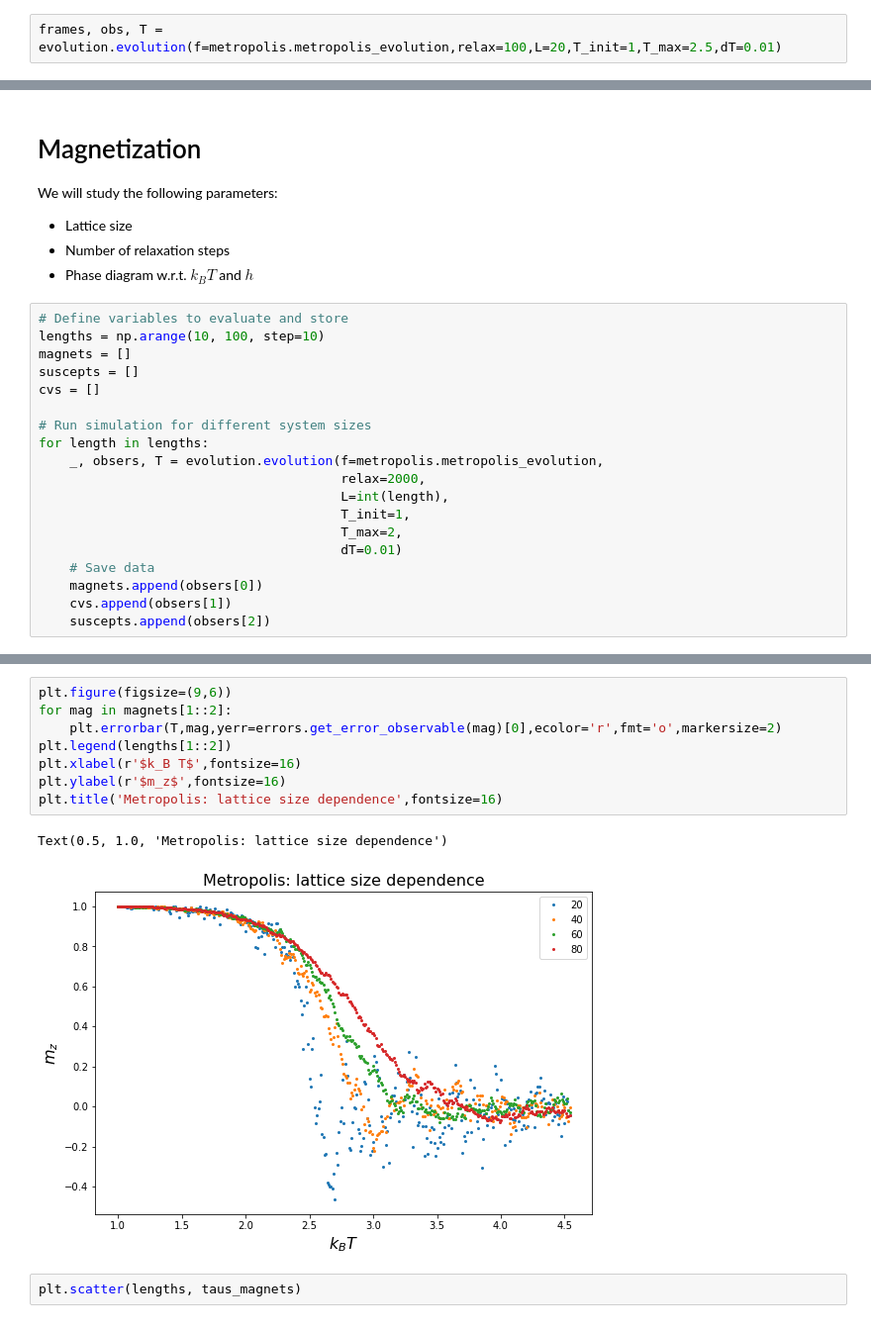
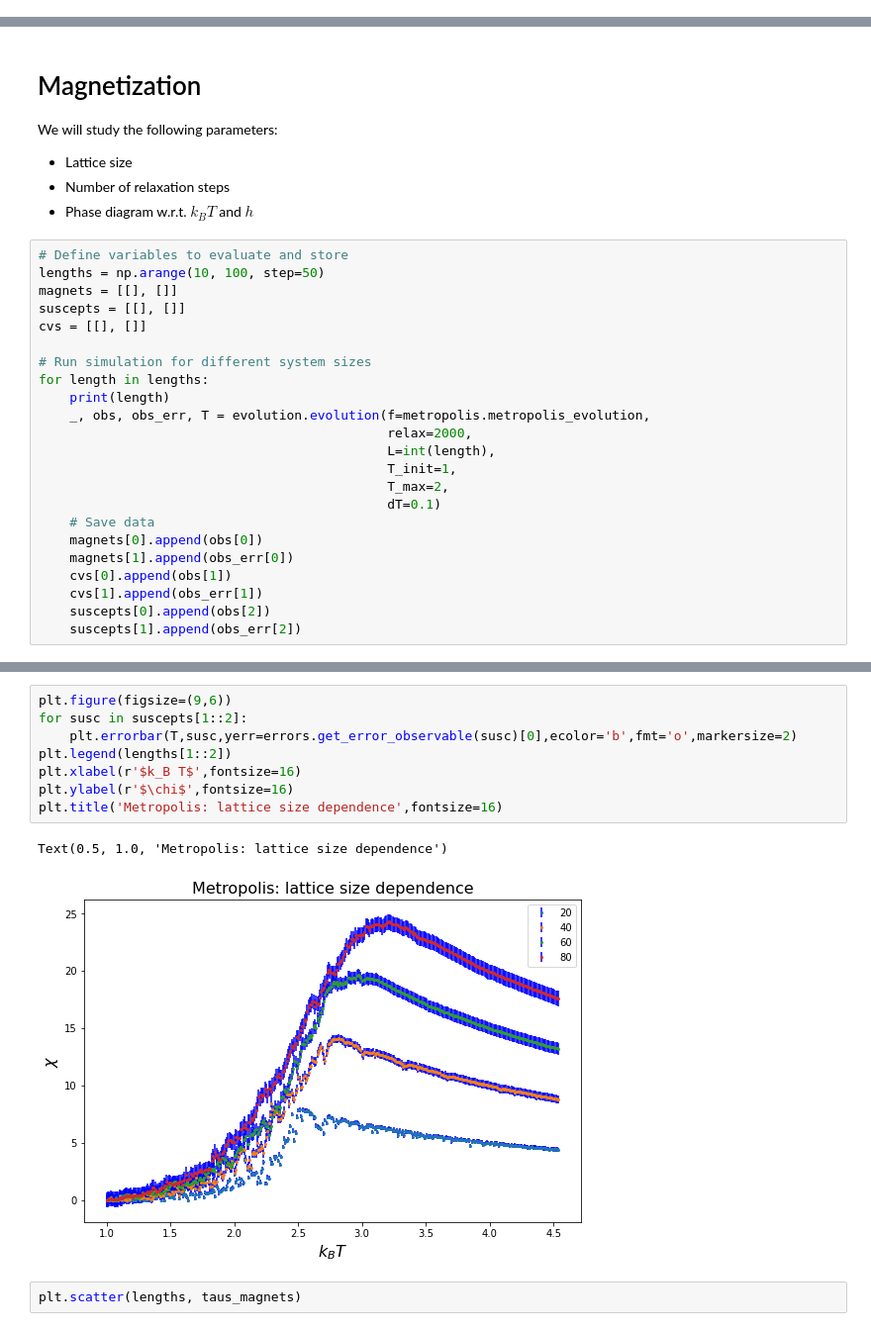
Before and after one commit to bernwo/AP3082-Ising-Model, a Jupyter notebook: scripts/results.ipynb, the cells around one changed output, grey strips where cells are left out. Shown at 99% size. Cells and saved outputs as stored; diff of their text form.

```diff
--- a/scripts/results.ipynb
+++ b/scripts/results.ipynb
@@ -13,5 +12,3 @@ import sys
 sys.setrecursionlimit(10000000)
 # %% [markdown]
 ### Example of how to run a simulation
-# %%
-frames, obs, T = evolution.evolution(f=metropolis.metropolis_evolution,relax=100,L=20,T_init=1,T_max=2.5,dT=0.01)
@@ -31,20 +59,24 @@ We will study the following parameters:
 * Phase diagram w.r.t. $k_BT$ and $h$
 # %%
 # Define variables to evaluate and store
-lengths = np.arange(10, 100, step=10)
-magnets = []
-suscepts = []
-cvs = []
+lengths = np.arange(10, 100, step=50)
+magnets = [[], []]
+suscepts = [[], []]
+cvs = [[], []]
 
 # Run simulation for different system sizes
 for length in lengths:
-    _, obsers, T = evolution.evolution(f=metropolis.metropolis_evolution,
-                                       relax=2000,
-                                       L=int(length),
-                                       T_init=1,
-                                       T_max=2,
-                                       dT=0.01)
+    print(length)
+    _, obs, obs_err, T = evolution.evolution(f=metropolis.metropolis_evolution,
+                                             relax=2000,
+                                             L=int(length),
+                                             T_init=1,
+                                             T_max=2,
+                                             dT=0.1)
     # Save data
-    magnets.append(obsers[0])
-    cvs.append(obsers[1])
-    suscepts.append(obsers[2])
+    magnets[0].append(obs[0])
+    magnets[1].append(obs_err[0])
+    cvs[0].append(obs[1])
+    cvs[1].append(obs_err[1])
+    suscepts[0].append(obs[2])
+    suscepts[1].append(obs_err[2])
@@ -57,14 +125,14 @@ taus_magnets = [errors.get_error_observable(m)[1] for m in magnets]
 # %%
 plt.figure(figsize=(9,6))
-for mag in magnets[1::2]:
-    plt.errorbar(T,mag,yerr=errors.get_error_observable(mag)[0],ecolor='r',fmt='o',markersize=2)
+for susc in suscepts[1::2]:
+    plt.errorbar(T,susc,yerr=errors.get_error_observable(susc)[0],ecolor='b',fmt='o',markersize=2)
 plt.legend(lengths[1::2])
 plt.xlabel(r'$k_B T$',fontsize=16)
-plt.ylabel(r'$m_z$',fontsize=16)
+plt.ylabel(r'$\chi$',fontsize=16)
 plt.title('Metropolis: lattice size dependence',fontsize=16)
 # %% [output]
 Text(0.5, 1.0, 'Metropolis: lattice size dependence')
-[figure, old version]
+[figure, new version]
 # %%
 plt.scatter(lengths, taus_magnets)
 # %% [output]
```
Also changed, not shown: parts of 9 cells of this notebook, 3 other files.
